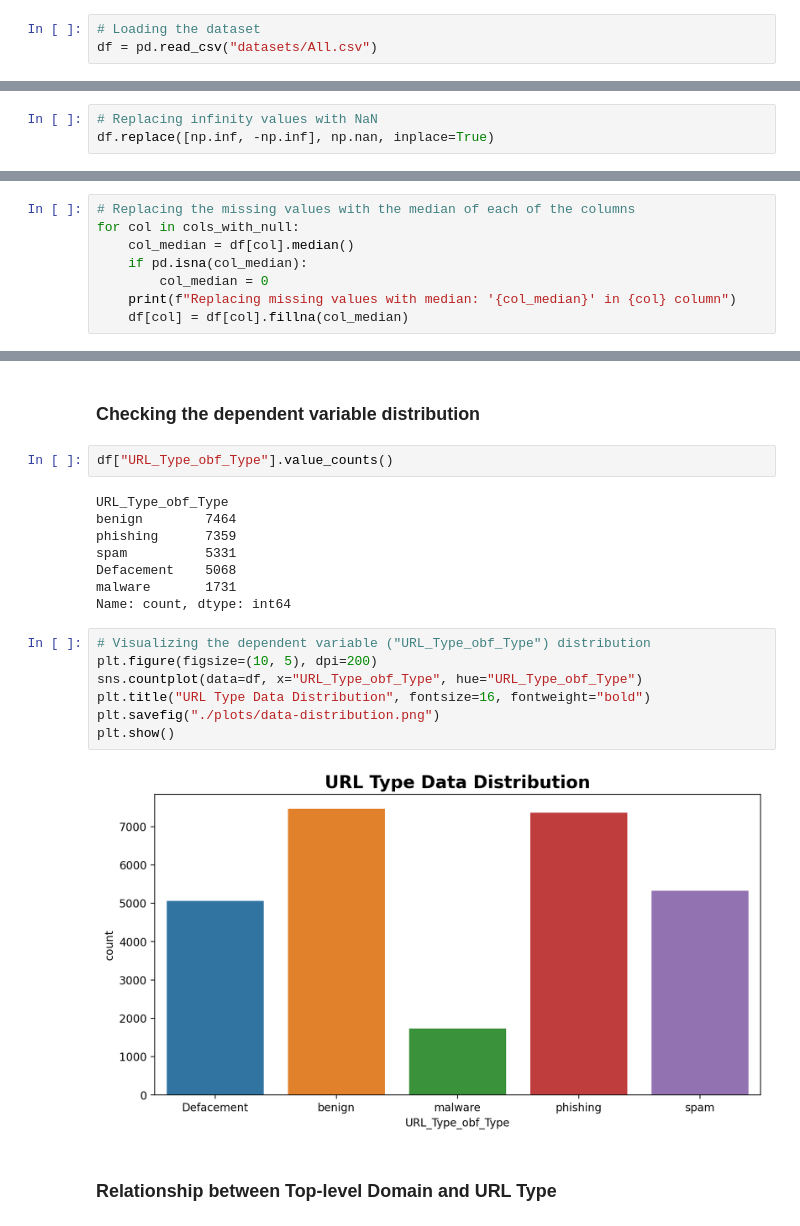
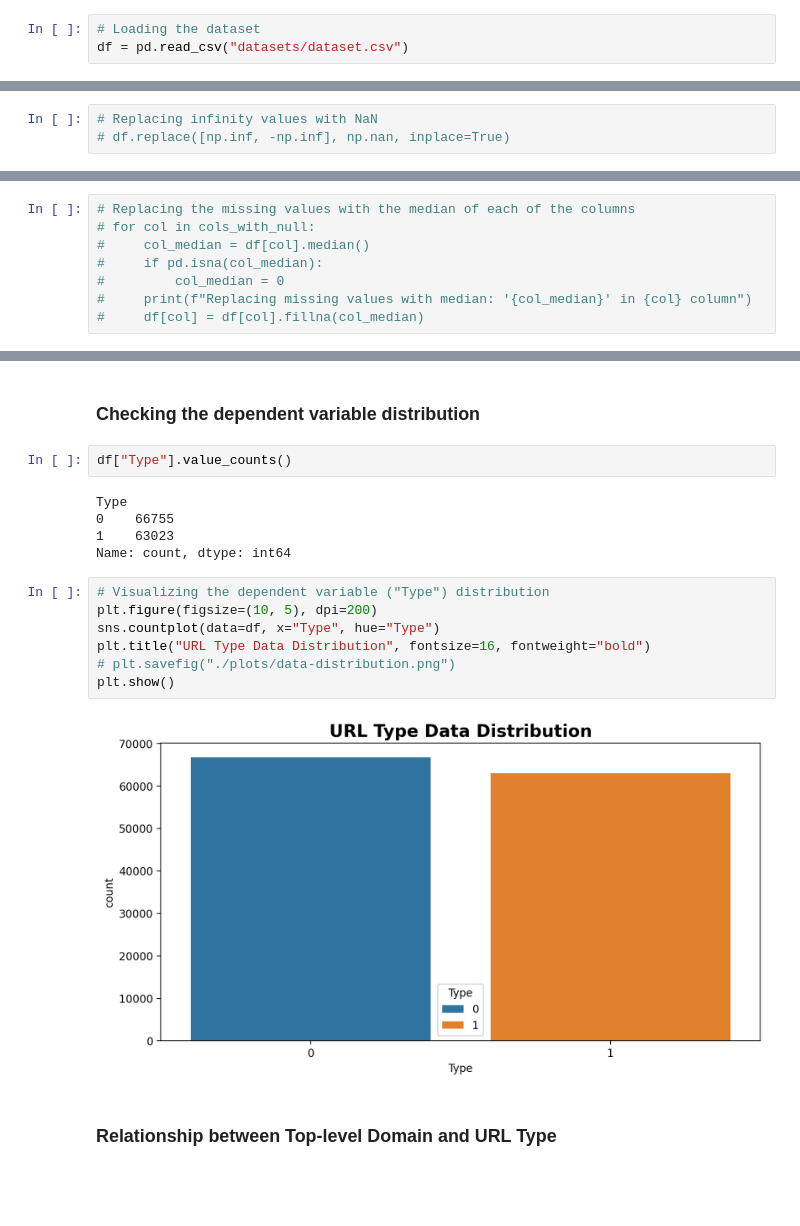
Before and after one commit to DejusDevspace/phishing-detector-ml-cli-toolkit, a Jupyter notebook: data_exploration.ipynb, the cells around one changed output, grey strips where cells are left out. Cells and saved outputs as stored; diff of their text form; blank space fills up the shorter version.

```diff
--- a/data_exploration.ipynb
+++ b/data_exploration.ipynb
@@ -6,7 +6,7 @@ pd.set_option("display.max_columns", None)
 import numpy as np
 # %%
 # Loading the dataset
-df = pd.read_csv("datasets/All.csv")
+df = pd.read_csv("datasets/dataset.csv")
 # %%
 # Visualizing the first few (5) rows of the data
 df.head()
@@ -34,5 +34,5 @@ Number of infinty values: 10
 # %%
 # Replacing infinity values with NaN
-df.replace([np.inf, -np.inf], np.nan, inplace=True)
+# df.replace([np.inf, -np.inf], np.nan, inplace=True)
 # %%
 # Checking for new number of null after replacing infinity with null
@@ -102,8 +66,8 @@ for col in df[cols_with_null]:
 # %%
 # Replacing the missing values with the median of each of the columns
-for col in cols_with_null:
-    col_median = df[col].median()
-    if pd.isna(col_median):
-        col_median = 0
-    print(f"Replacing missing values with median: '{col_median}' in {col} column")
-    df[col] = df[col].fillna(col_median)
+# for col in cols_with_null:
+#     col_median = df[col].median()
+#     if pd.isna(col_median):
+#         col_median = 0
+#     print(f"Replacing missing values with median: '{col_median}' in {col} column")
+#     df[col] = df[col].fillna(col_median)
@@ -163,24 +114,21 @@ import matplotlib.pyplot as plt
 # %% [markdown]
 ### Checking the dependent variable distribution
 # %%
-df["URL_Type_obf_Type"].value_counts()
+df["Type"].value_counts()
 # %% [output]
-URL_Type_obf_Type
-benign        7464
-phishing      7359
-spam          5331
-Defacement    5068
-malware       1731
+Type
+0    66755
+1    63023
 Name: count, dtype: int64
 # %%
-# Visualizing the dependent variable ("URL_Type_obf_Type") distribution
+# Visualizing the dependent variable ("Type") distribution
 plt.figure(figsize=(10, 5), dpi=200)
-sns.countplot(data=df, x="URL_Type_obf_Type", hue="URL_Type_obf_Type")
+sns.countplot(data=df, x="Type", hue="Type")
 plt.title("URL Type Data Distribution", fontsize=16, fontweight="bold")
-plt.savefig("./plots/data-distribution.png")
+# plt.savefig("./plots/data-distribution.png")
 plt.show()
 # %% [output]
-[figure, old version]
+[figure, new version]
 # %% [markdown]
 ### Relationship between Top-level Domain and URL Type
 # %%
```
Also changed, not shown: parts of 17 cells of this notebook, 6 other files.
